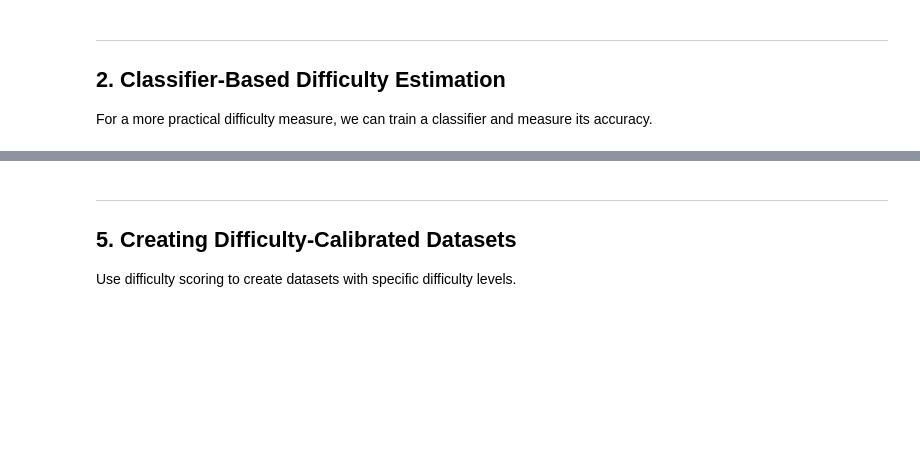
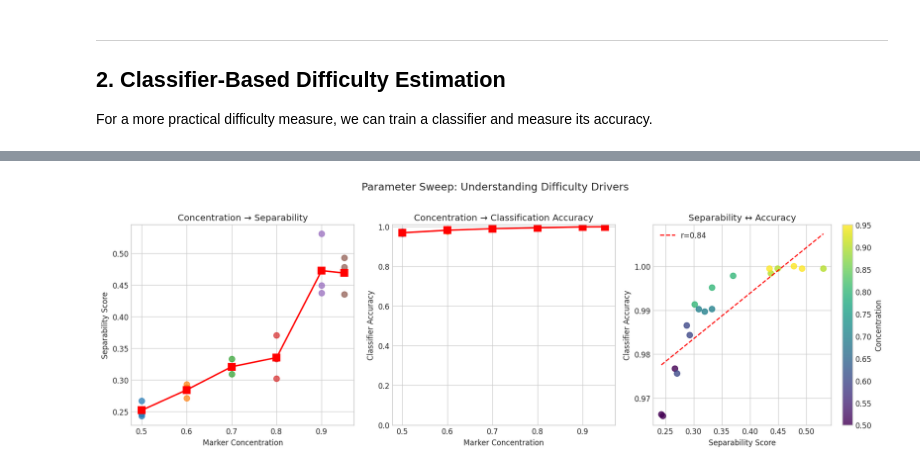
Before and after one commit to lamanno-epfl/PointillSim, a Jupyter notebook: notebooks/09_validation_and_difficulty.ipynb, the cells around one changed output, grey strips where cells are left out. Drawn from its saved outputs; the diff is of its cells as text; code cells hidden in the pictures; blank space fills up the shorter version.

```diff
--- a/notebooks/09_validation_and_difficulty.ipynb
+++ b/notebooks/09_validation_and_difficulty.ipynb
@@ -549,36 +725,33 @@ ax.set_title('Concentration → Separability')
 # Concentration vs Accuracy
 ax = axes[1]
 for conc in eval_df['concentration'].unique():
     data = eval_df[eval_df['concentration'] == conc]
     ax.scatter([conc] * len(data), data['classifier_accuracy'], alpha=0.7, s=60)
 means = eval_df.groupby('concentration')['classifier_accuracy'].mean()
 ax.plot(means.index, means.values, 'r-', linewidth=2, marker='s', markersize=10)
 ax.set_xlabel('Marker Concentration')
 ax.set_ylabel('Classifier Accuracy')
 ax.set_title('Concentration → Classification Accuracy')
-ax.set_ylim(0, 1.05)
+ax.set_ylim(0, 1.01)
 
 # Separability vs Accuracy
 ax = axes[2]
 scatter = ax.scatter(eval_df['separability'], eval_df['classifier_accuracy'],
                      c=eval_df['concentration'], cmap='viridis', s=60, alpha=0.8)
 plt.colorbar(scatter, ax=ax, label='Concentration')
 ax.set_xlabel('Separability Score')
 ax.set_ylabel('Classifier Accuracy')
 ax.set_title('Separability ↔ Accuracy')
 
 # Fit regression line
 from scipy import stats
 slope, intercept, r, p, se = stats.linregress(eval_df['separability'], eval_df['classifier_accuracy'])
 x_line = np.linspace(eval_df['separability'].min(), eval_df['separability'].max(), 100)
 ax.plot(x_line, slope * x_line + intercept, 'r--', label=f'r={r:.2f}')
 ax.legend()
 
 plt.suptitle('Parameter Sweep: Understanding Difficulty Drivers', fontsize=14, y=1.02)
 plt.tight_layout()
 plt.show()
+# %% [output]
+[figure, added]
-# %% [markdown]
----
-## 5. Creating Difficulty-Calibrated Datasets
-
-Use difficulty scoring to create datasets with specific difficulty levels.
```
Also changed, not shown: parts of 23 cells of this notebook, 3 other files.
